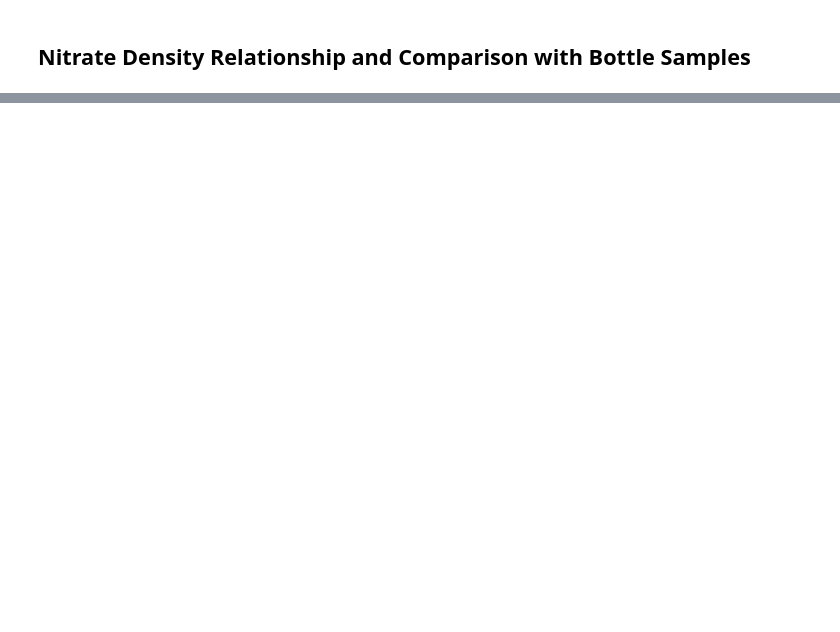
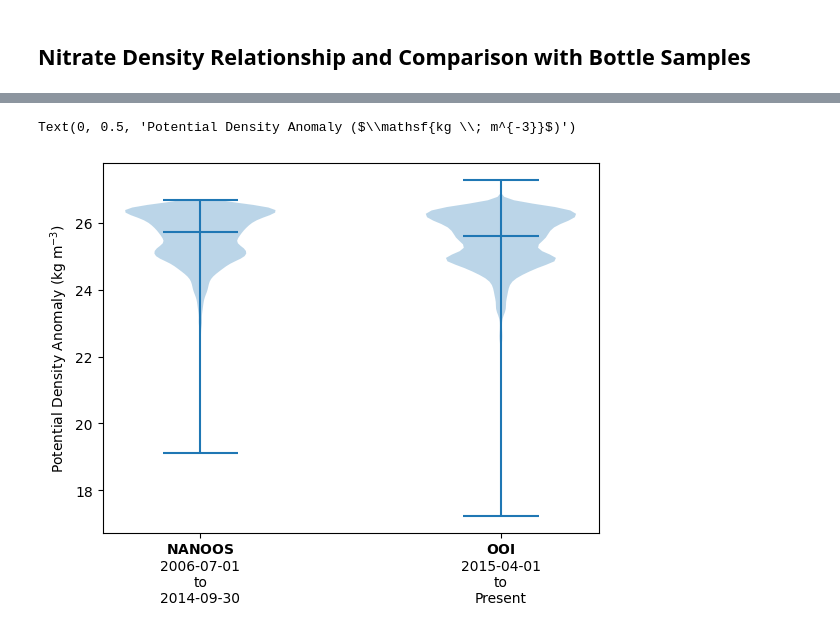
Before and after one commit to andrew-s28/shelf-nitrate-response-to-upwelling, a Jupyter notebook: notebooks/bottle_sample_comparison.ipynb, the cells around one changed output, grey strips where cells are left out. Saved outputs shown, nothing was run; the diff lists cells and outputs as text; code cells hidden in the pictures; blank space fills up the shorter version.

```diff
--- a/notebooks/bottle_sample_comparison.ipynb
+++ b/notebooks/bottle_sample_comparison.ipynb
@@ -447,0 +538,37 @@ Mean N above 25.8 sigma: 27.34084088292088
+# %%
+GLOBEC_TIME = slice(np.datetime64("1997-01-01"), np.datetime64("2004-12-31"))
+NANOOS_TIME = slice(np.datetime64("2006-07-01"), np.datetime64("2014-09-30"))
+OOI_TIME = slice(np.datetime64("2015-04-01"), None)
+# %%
+nhl_ctd = xr.open_dataset(
+    DATA_DIR / "NHL_Gridded/newport_hydrographic_line_gridded_sections.nc",
+)
+nhl_ctd["longitude"] = nhl_ctd["longitude"] - 360
+nhl_ctd = nhl_ctd.sel(longitude=-124.3).squeeze().dropna("pressure", how="all")
+# %%
+nhl_ctd_globec = nhl_ctd.sel(time=GLOBEC_TIME)
+nhl_ctd_nanoos = nhl_ctd.sel(time=NANOOS_TIME)
+nhl_ctd_ooi = nhl_ctd.sel(time=OOI_TIME)
+# %%
+plt.violinplot(
+    [
+        # nhl_ctd_globec["potential_density"].dropna("time").to_numpy().flatten(),
+        nhl_ctd_nanoos["potential_density"].dropna("time").to_numpy().flatten(),
+        nhl_ctd_ooi["potential_density"].dropna("time").to_numpy().flatten(),
+    ],
+    positions=[1, 2],
+    # showmeans=True,
+    showmedians=True,
+    # quantiles=[0.25, 0.5, 0.75],
+)
+# plt.ylim(22, 28)
+x_tick_labels = [
+    # f"$\\mathbf{{GLOBEC}}$\n{GLOBEC_TIME.start}\nto\n{GLOBEC_TIME.stop}",
+    f"$\\mathbf{{NANOOS}}$\n{NANOOS_TIME.start}\nto\n{NANOOS_TIME.stop}",
+    f"$\\mathbf{{OOI}}$\n{OOI_TIME.start}\nto\n{'Present' if OOI_TIME.stop is None else OOI_TIME.stop}",
+]
+plt.gca().set_xticks([1, 2], x_tick_labels)
+plt.ylabel("Potential Density Anomaly ($\\mathsf{kg \\; m^{-3}}$)")
+# %% [output]
+Text(0, 0.5, 'Potential Density Anomaly ($\\mathsf{kg \\; m^{-3}}$)')
+[figure, added]
```
Also changed, not shown: parts of 15 cells of this notebook, 2 other files.
